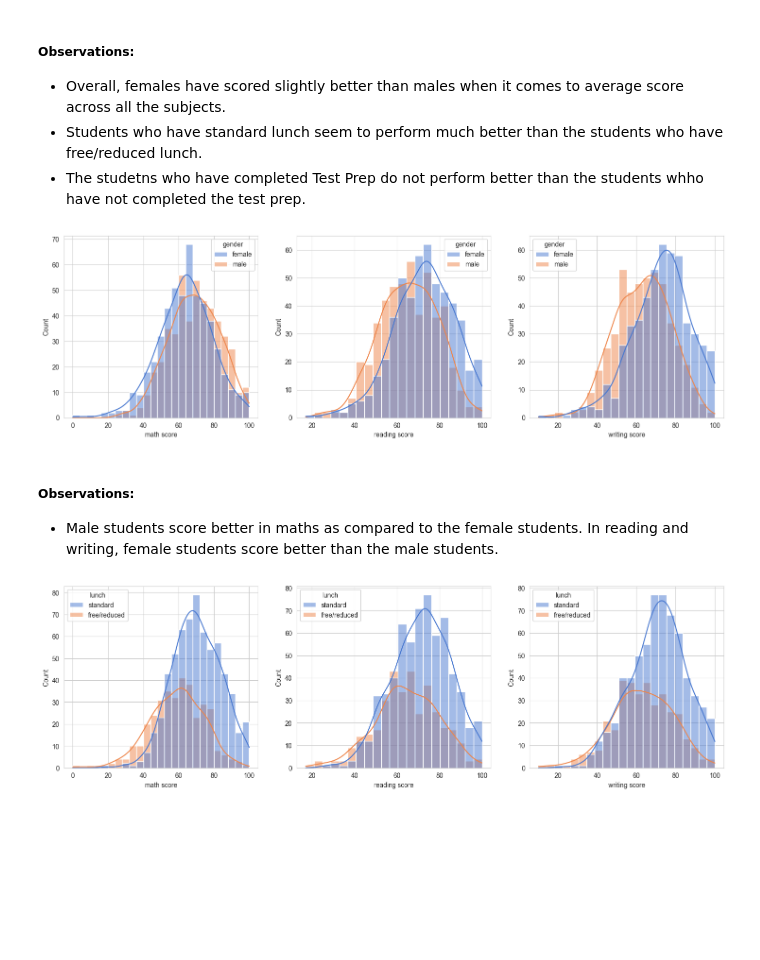
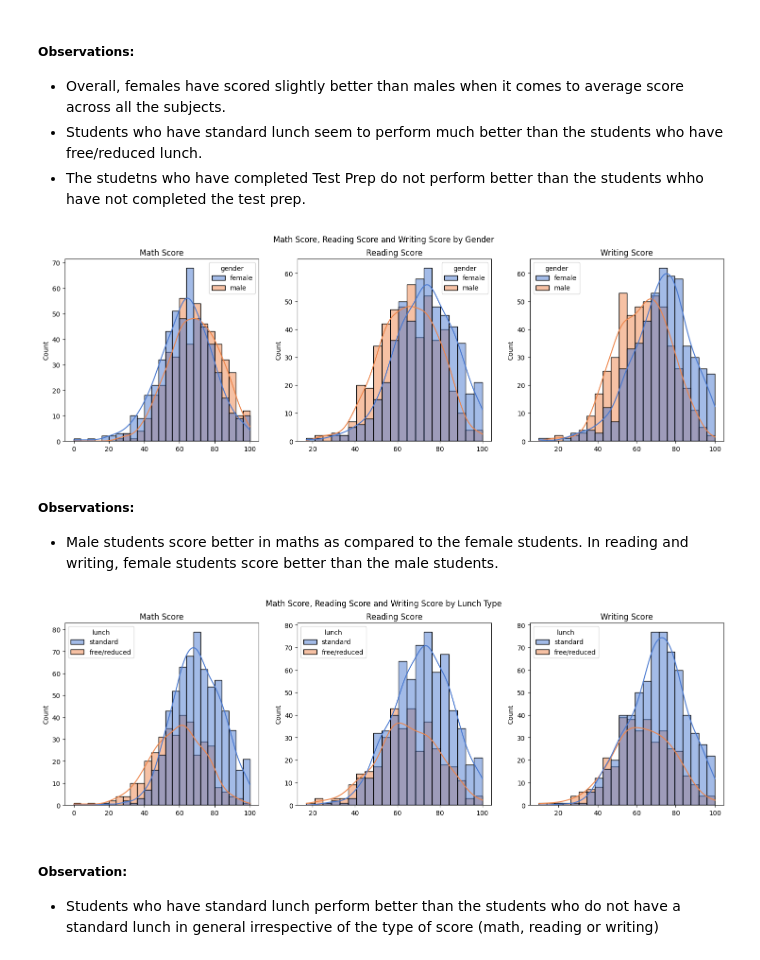
Before and after one commit to arc-koshe/ml-project, a Jupyter notebook: src/notebook/EDA Student Dataset.ipynb, the cells around one changed output. Saved outputs shown, nothing was run; the diff lists cells and outputs as text; code cells hidden in the pictures; blank space fills up the shorter version.

```diff
--- a/src/notebook/EDA Student Dataset.ipynb
+++ b/src/notebook/EDA Student Dataset.ipynb
@@ -279,14 +302,21 @@ plt.show()
 # %%
 plt.subplots(1,3,figsize = (18,5))
 plt.subplot(131)
 sns.histplot(data = df,x='math score',kde = True,hue = 'gender')
+plt.title('Math Score')
+plt.xlabel('')
 plt.subplot(132)
 sns.histplot(data = df,x='reading score',kde = True,hue = 'gender')
+plt.title('Reading Score')
+plt.xlabel('')
 plt.subplot(133)
 sns.histplot(data = df,x='writing score',kde = True,hue = 'gender')
+plt.title('Writing Score')
+plt.xlabel('')
+plt.suptitle('Math Score, Reading Score and Writing Score by Gender')
 plt.show()
 # %% [output]
-[figure, old version]
+[figure, new version]
 # %% [markdown]
 ##### Observations:
 * Male students score better in maths as compared to the female students. In reading and writing, female students score better than the male students.
@@ -294,10 +324,20 @@ plt.show()
 plt.subplots(1,3,figsize = (18,5))
 plt.subplot(131)
 sns.histplot(data = df,x='math score',kde = True,hue = 'lunch')
+plt.title('Math Score')
+plt.xlabel('')
 plt.subplot(132)
 sns.histplot(data = df,x='reading score',kde = True,hue = 'lunch')
+plt.title('Reading Score')
+plt.xlabel('')
 plt.subplot(133)
 sns.histplot(data = df,x='writing score',kde = True,hue = 'lunch')
+plt.title('Writing Score')
+plt.xlabel('')
+plt.suptitle('Math Score, Reading Score and Writing Score by Lunch Type')
 plt.show()
 # %% [output]
-[figure, old version]
+[figure, new version]
+# %% [markdown]
+##### Observation:
+* Students who have standard lunch perform better than the students who do not have a standard lunch in general irrespective of the type of score (math, reading or writing)
```
Also changed, not shown: parts of 11 cells of this notebook, 1 other file.
